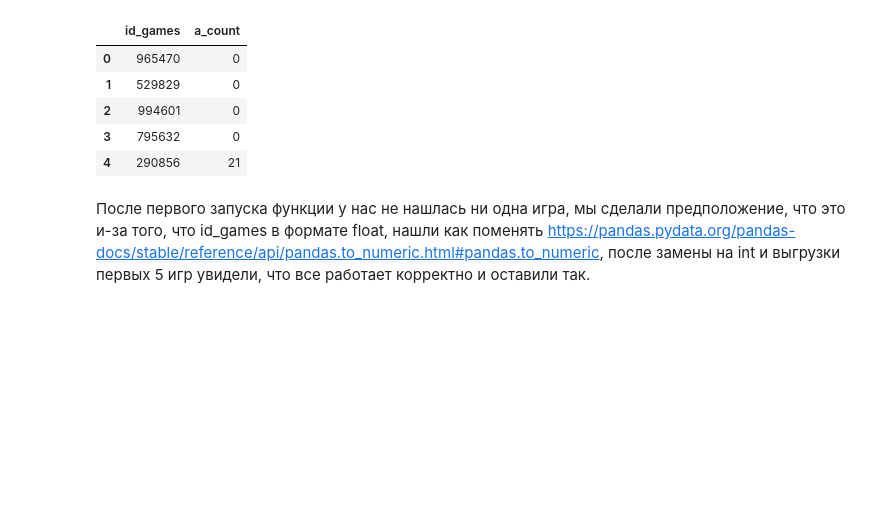
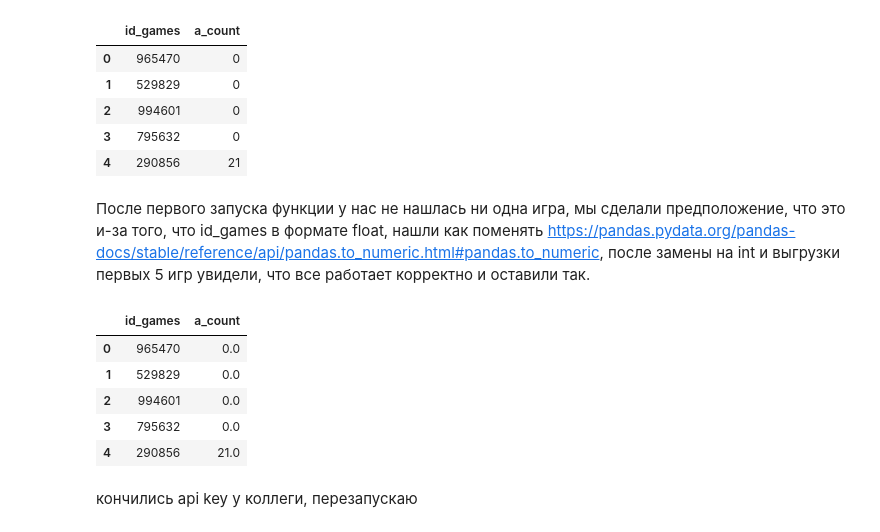
Before and after one commit to zolzayada/GP3_cool, a Jupyter notebook: апи_гп3КУЛ.ipynb, the cells around one changed output. Cells and saved outputs as stored; diff of their text form; code cells hidden in the pictures; blank space fills up the shorter version.

```diff
--- a/апи_гп3КУЛ.ipynb
+++ b/апи_гп3КУЛ.ipynb
@@ -25,7 +25,7 @@ Successfully installed certifi-2026.2.25 charset_normalizer-3.4.7 idna-3.11 requ
 import requests
 import json
 # %%
-API_KEY = "b105bbeb82cb4401899b8fbd514e8913"
+API_KEY = ""
 # %%
 params = {'key': API_KEY, 'page_size': 5}
 # %%
@@ -659,5 +659,14 @@ with ThreadPoolExecutor(max_workers=5) as executor:
     results_endp_additions = list(tqdm(executor.map(additions, df_r['id_games']), total=len(df_r)))
 # %%
 df_a = pd.DataFrame(results_endp_additions, columns=['id_games', 'a_count'])
-df_a.to_csv('rawg_results_endp2.csv')
+df_a.to_csv('rawg_results_endp_dlc.csv')
 df_a.head()
+# %% [output]
+|  | id_games | a_count |
+| 0 | 965470 | 0.0 |
+| 1 | 529829 | 0.0 |
+| 2 | 994601 | 0.0 |
+| 3 | 795632 | 0.0 |
+| 4 | 290856 | 21.0 |
+# %% [markdown]
+кончились api key у коллеги, перезапускаю
```
Also changed, not shown: parts of 4 cells of this notebook.
